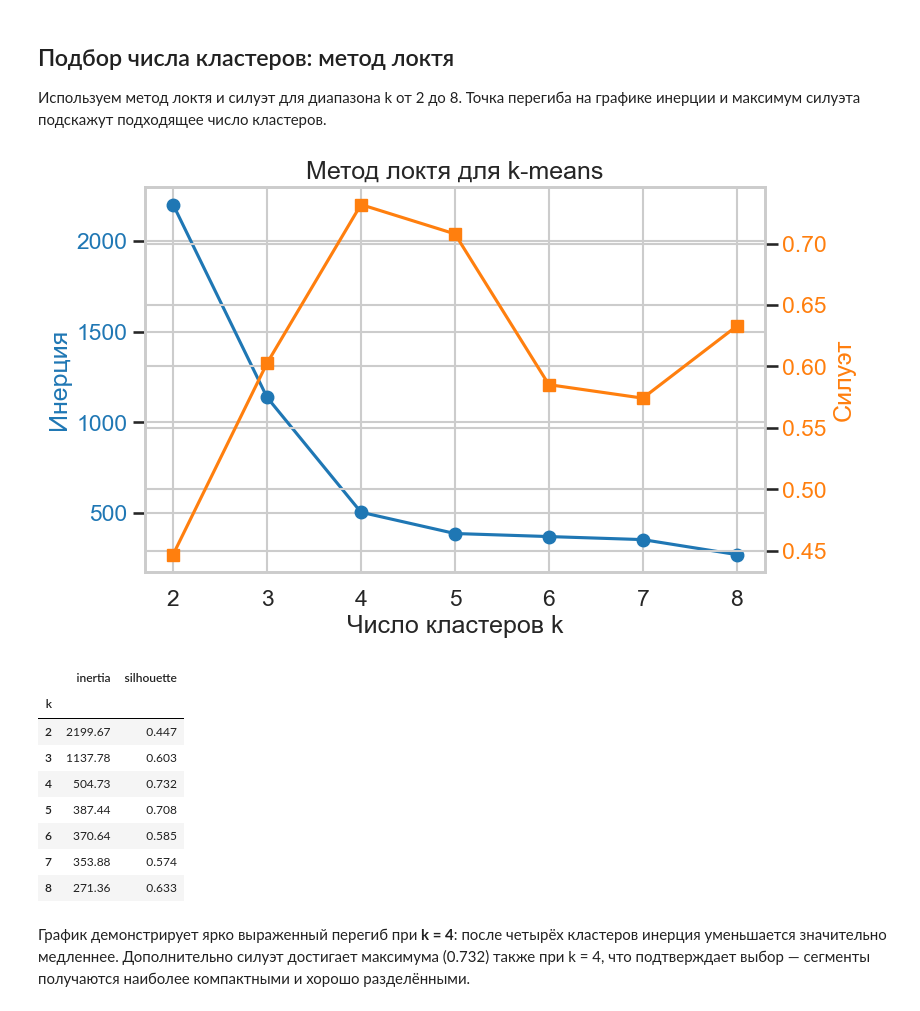
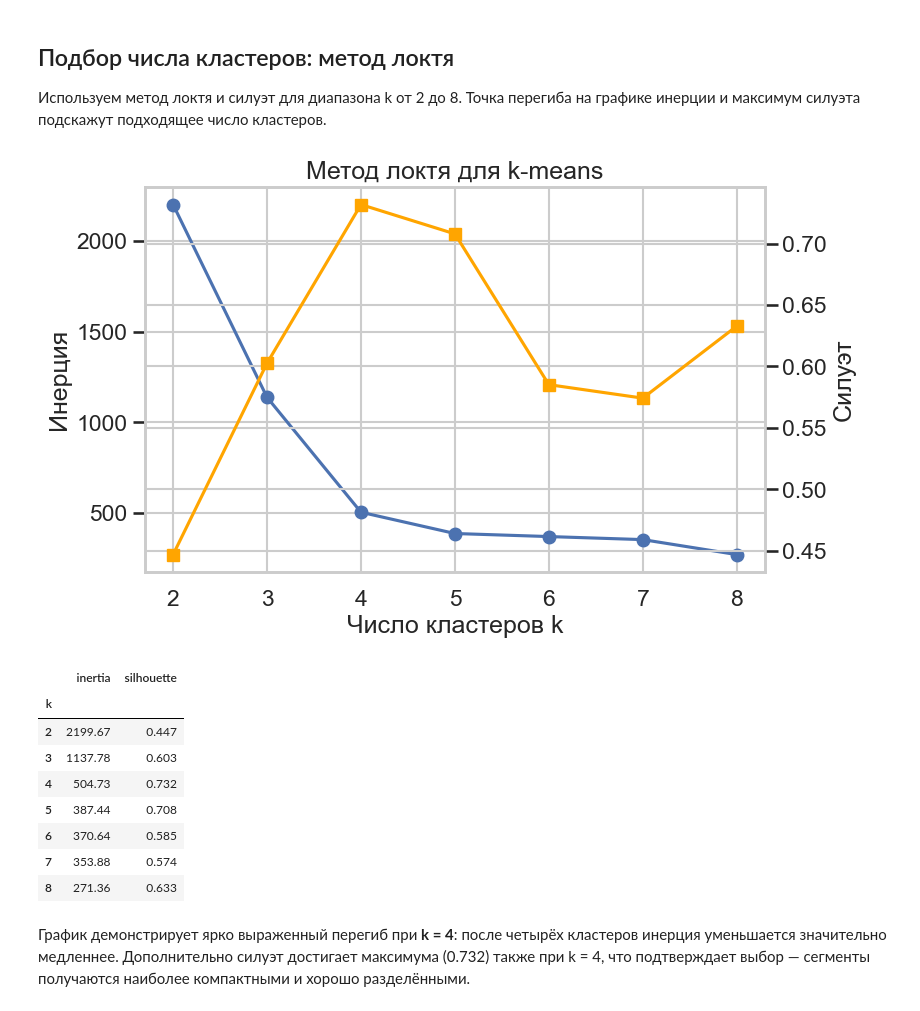
Before and after one commit to theneverwhere/data_analysis_course, a Jupyter notebook: Кластеризация/Леденцы/consumer_segmentation.ipynb, the cells around one changed output. Cells and saved outputs as stored; diff of their text form; code cells hidden in the pictures.

```diff
--- a/Кластеризация/Леденцы/consumer_segmentation.ipynb
+++ b/Кластеризация/Леденцы/consumer_segmentation.ipynb
@@ -86,38 +86,38 @@ X_scaled = scaler.fit_transform(df)
 # %%
 
 k_range = range(2, 9)
 
 inertias = []
 silhouettes = []
 
 for k in k_range:
     kmeans_test = KMeans(n_clusters=k, n_init="auto", random_state=42)
     labels_test = kmeans_test.fit_predict(X_scaled)
     inertias.append(kmeans_test.inertia_)
     silhouettes.append(silhouette_score(X_scaled, labels_test))
 
 fig, ax1 = plt.subplots(figsize=(8, 5))
-ax1.plot(list(k_range), inertias, marker="o", color="#1f77b4")
+ax1.plot(list(k_range), inertias, marker="o")
 ax1.set_xlabel("Число кластеров k")
-ax1.set_ylabel("Инерция", color="#1f77b4")
-ax1.tick_params(axis="y", labelcolor="#1f77b4")
+ax1.set_ylabel("Инерция",)
+ax1.tick_params(axis="y")
 ax1.set_title("Метод локтя для k-means")
 
 ax2 = ax1.twinx()
-ax2.plot(list(k_range), silhouettes, marker="s", color="#ff7f0e")
-ax2.set_ylabel("Силуэт", color="#ff7f0e")
-ax2.tick_params(axis="y", labelcolor="#ff7f0e")
+ax2.plot(list(k_range), silhouettes, marker="s", color="orange")
+ax2.set_ylabel("Силуэт")
+ax2.tick_params(axis="y")
 
 plt.show()
 
 summary_metrics = (
     pd.DataFrame({"k": list(k_range), "inertia": inertias, "silhouette": silhouettes})
     .set_index("k")
     .round({"inertia": 2, "silhouette": 3})
 )
 display(summary_metrics)
 # %% [output]
-[figure, old version]
+[figure, new version]
 |  | inertia | silhouette |
 | k |  |  |
 | 2 | 2199.67 | 0.447 |
```
Also changed, not shown: parts of 2 cells of this notebook, 1 other file.
